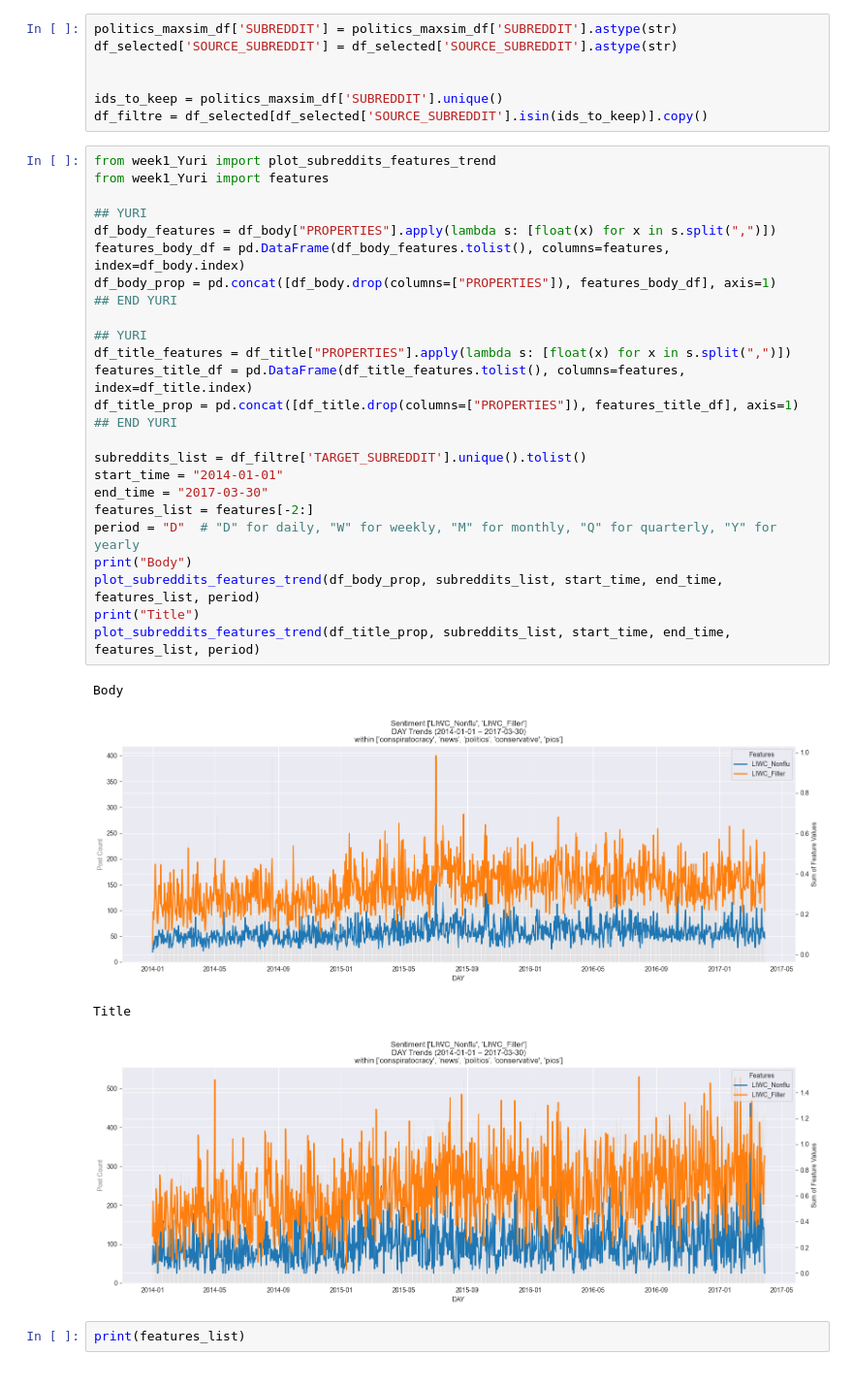
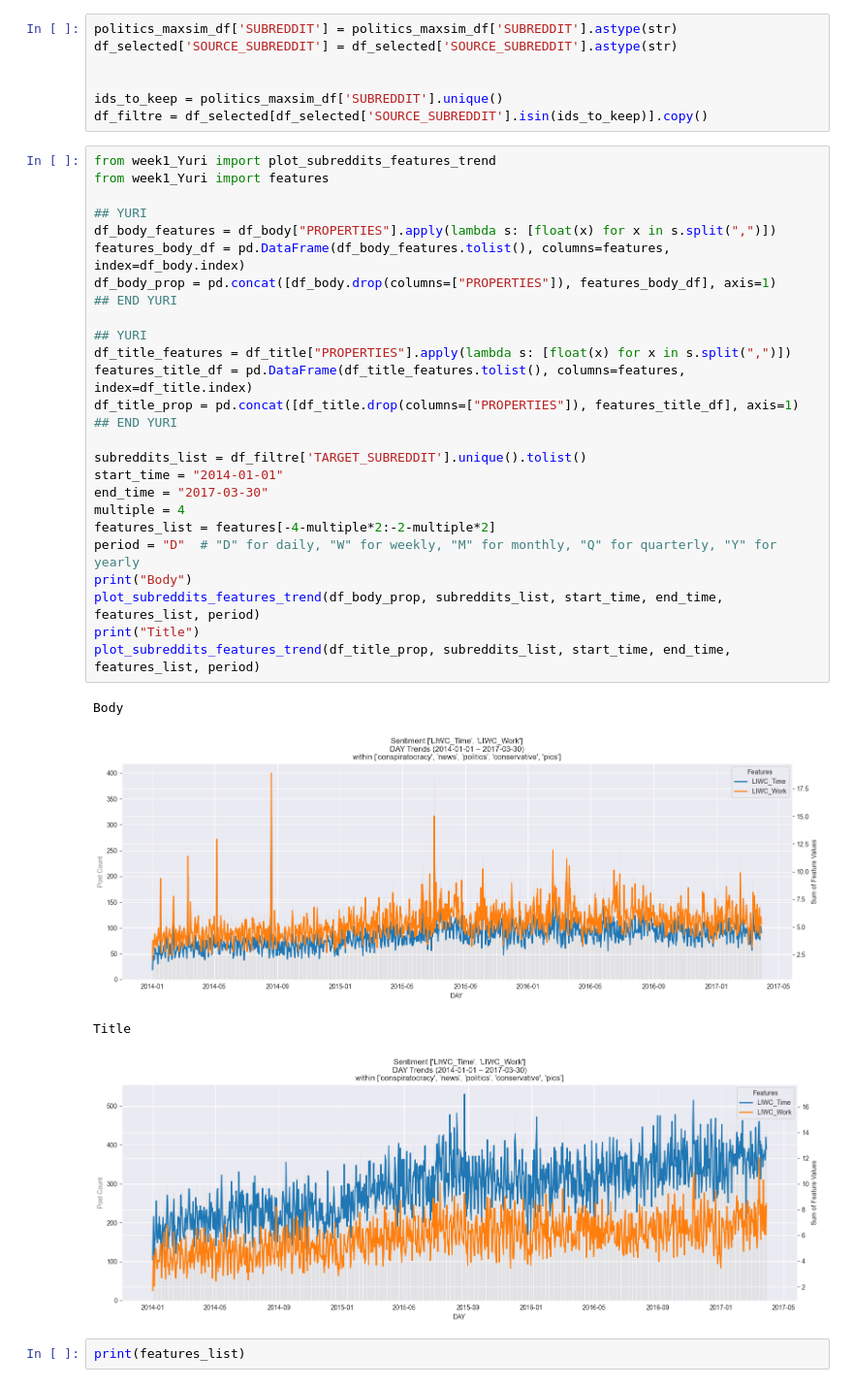
Before and after one commit to l0uisgrange/ada-2025-project, a Jupyter notebook: archive/louis.ipynb, the cells around one changed output. Shown at 97% size. Saved outputs shown, nothing was run; the diff lists cells and outputs as text.

```diff
--- a/archive/louis.ipynb
+++ b/archive/louis.ipynb
@@ -88,33 +88,34 @@ df_filtre = df_selected[df_selected['SOURCE_SUBREDDIT'].isin(ids_to_keep)].copy(
 # %%
 from week1_Yuri import plot_subreddits_features_trend
 from week1_Yuri import features
 
 ## YURI
 df_body_features = df_body["PROPERTIES"].apply(lambda s: [float(x) for x in s.split(",")])
 features_body_df = pd.DataFrame(df_body_features.tolist(), columns=features, index=df_body.index)
 df_body_prop = pd.concat([df_body.drop(columns=["PROPERTIES"]), features_body_df], axis=1)
 ## END YURI
 
 ## YURI
 df_title_features = df_title["PROPERTIES"].apply(lambda s: [float(x) for x in s.split(",")])
 features_title_df = pd.DataFrame(df_title_features.tolist(), columns=features, index=df_title.index)
 df_title_prop = pd.concat([df_title.drop(columns=["PROPERTIES"]), features_title_df], axis=1)
 ## END YURI
 
 subreddits_list = df_filtre['TARGET_SUBREDDIT'].unique().tolist()
 start_time = "2014-01-01"
 end_time = "2017-03-30"
-features_list = features[-2:]
+multiple = 4
+features_list = features[-4-multiple*2:-2-multiple*2]
 period = "D"  # "D" for daily, "W" for weekly, "M" for monthly, "Q" for quarterly, "Y" for yearly
 print("Body")
 plot_subreddits_features_trend(df_body_prop, subreddits_list, start_time, end_time, features_list, period)
 print("Title")
 plot_subreddits_features_trend(df_title_prop, subreddits_list, start_time, end_time, features_list, period)
 # %% [output]
 Body
-[figure, old version]
+[figure, new version]
 Title
-[figure, old version]
+[figure, new version]
 # %%
 print(features_list)
 # %% [output]
```
Also changed, not shown: parts of 1 cell of this notebook.
